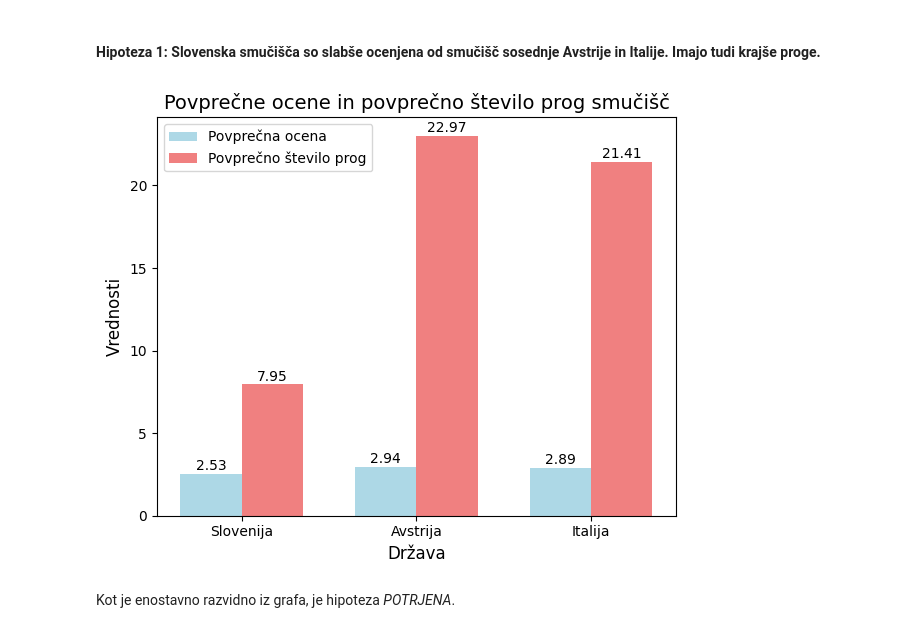
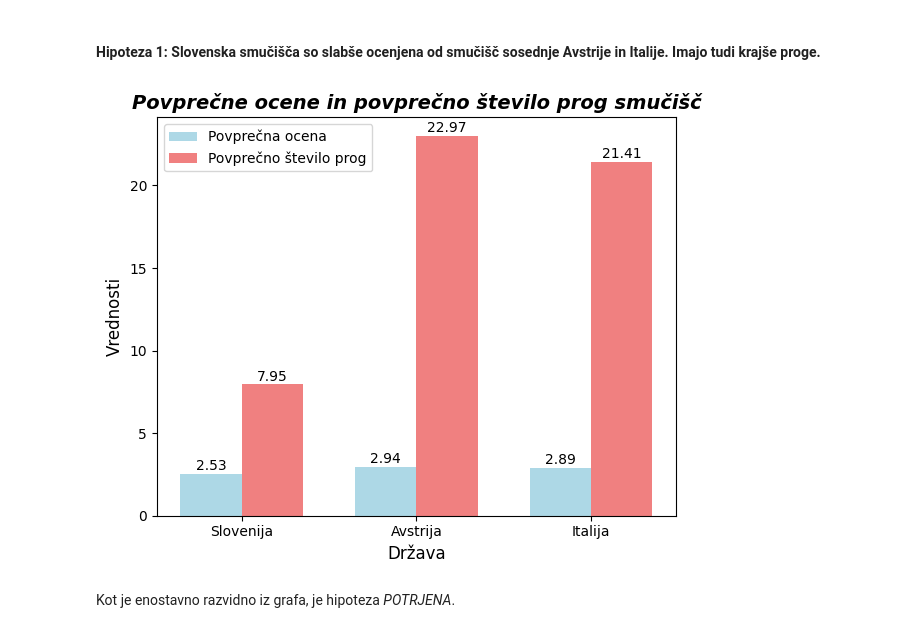
Before and after one commit to NejcZibret/ProjektnaNaloga2024, a Jupyter notebook: analiza.ipynb, the cells around one changed output. Cells and saved outputs as stored; diff of their text form; code cells hidden in the pictures.

```diff
--- a/analiza.ipynb
+++ b/analiza.ipynb
@@ -634,34 +634,34 @@ povprecno_proge = [povprecno_proge_slovenija, povprecno_proge_avstrija, povprecn
 
 drzave = ['Slovenija', 'Avstrija', 'Italija']
 povprecne_ocene = [povprecna_ocena_slovenija, povprecna_ocena_avstrija, povprecna_ocena_italija]  # vaše vrednosti
 povprecno_proge = [povprecno_proge_slovenija, povprecno_proge_avstrija, povprecno_proge_italija]  # vaše vrednosti
 
 # Ustvarimo graf
 fig, ax = plt.subplots(figsize=(6, 5))
 
 bar_width = 0.35
 index = np.arange(len(drzave))
 
 # Narišemo stolpce
 ax.bar(index, povprecne_ocene, bar_width, label='Povprečna ocena', color='lightblue')
 ax.bar(index + bar_width, povprecno_proge, bar_width, label='Povprečno število prog', color='lightcoral')
 
 # Nastavimo oznake in legendo
 ax.set_xlabel('Država', fontsize=12)
 ax.set_ylabel('Vrednosti', fontsize=12)
-ax.set_title('Povprečne ocene in povprečno število prog smučišč', fontsize=14)
+ax.set_title('Povprečne ocene in povprečno število prog smučišč', fontsize=14, fontweight='bold', style='italic')
 ax.set_xticks(index + bar_width / 2)
 ax.set_xticklabels(drzave)
 ax.legend()
 
 # Dodamo vrednosti nad stolpci
 for i in range(len(drzave)):
     ax.text(i, povprecne_ocene[i] + 0.05, round(povprecne_ocene[i], 2), ha='center', va='bottom')
     ax.text(i + bar_width, povprecno_proge[i] + 0.05, round(povprecno_proge[i], 2), ha='center', va='bottom')
 
 plt.tight_layout()
 plt.show()
 # %% [output]
-[figure, old version]
+[figure, new version]
 # %% [markdown]
 Kot je enostavno razvidno iz grafa, je hipoteza _POTRJENA_.
```
